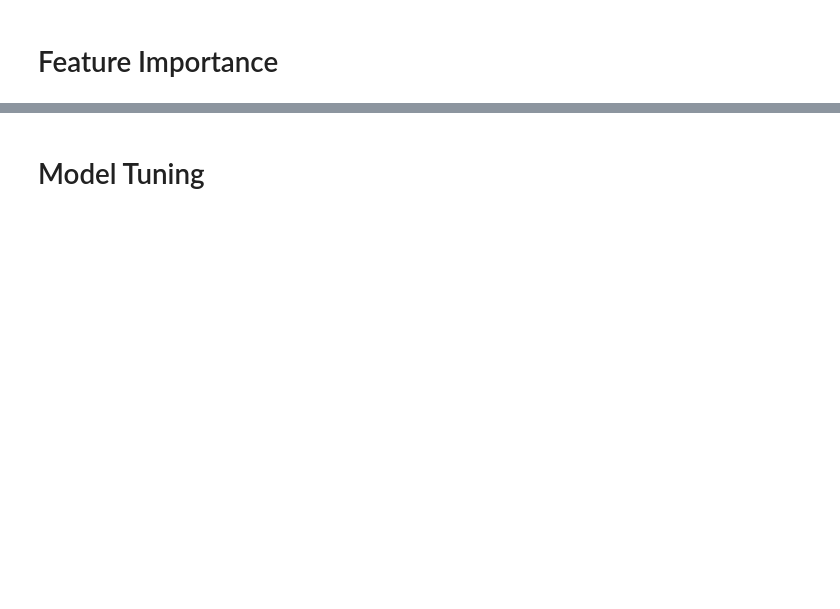
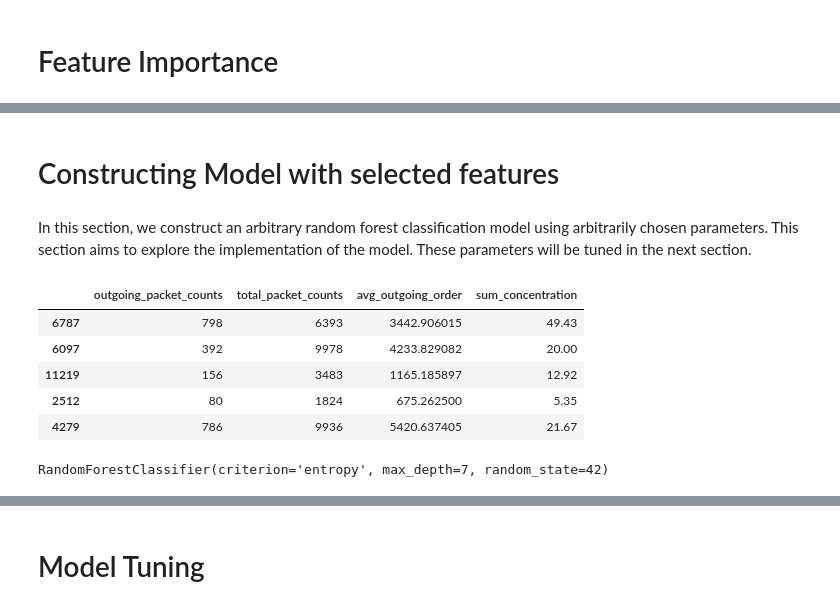
Before and after one commit to BettinaTee03/Machine-Learning-Group-Project, a Jupyter notebook: closedworld_multiclass.ipynb, the cells around one changed output, grey strips where cells are left out. Cells and saved outputs as stored; diff of their text form; code cells hidden in the pictures; blank space fills up the shorter version.

```diff
--- a/closedworld_multiclass.ipynb
+++ b/closedworld_multiclass.ipynb
@@ -152,0 +419,31 @@ plt.show()
+# %%
+X = closed_world_df[['outgoing_packet_counts', 'total_packet_counts', 'avg_outgoing_order', 'sum_concentration']]
+y = closed_world_df['label']
+# %% [markdown]
+# Constructing Model with selected features
+# %% [markdown]
+In this section, we construct an arbitrary random forest classification model using arbitrarily chosen parameters. This section aims to explore the implementation of the model. These parameters will be tuned in the next section.
+# %%
+# Split the data into training and test sets
+X_train, X_test, y_train, y_test = train_test_split(
+    X, y, test_size=0.2, random_state=42
+)
+# %%
+df = pd.DataFrame(X_train)
+# %%
+df.head()
+# %% [output]
+|  | outgoing_packet_counts | total_packet_counts | avg_outgoing_order | sum_concentration |
+| 6787 | 798 | 6393 | 3442.906015 | 49.43 |
+| 6097 | 392 | 9978 | 4233.829082 | 20.00 |
+| 11219 | 156 | 3483 | 1165.185897 | 12.92 |
+| 2512 | 80 | 1824 | 675.262500 | 5.35 |
+| 4279 | 786 | 9936 | 5420.637405 | 21.67 |
+# %%
+# Initialize the model
+clf_selected_features = RandomForestClassifier(n_estimators=100, criterion="entropy", max_depth=7, min_samples_split=2, max_features="sqrt", random_state=42)
+
+# Train the model
+clf_selected_features.fit(X_train, y_train)
+# %% [output]
+RandomForestClassifier(criterion='entropy', max_depth=7, random_state=42)
```
Also changed, not shown: parts of 51 cells of this notebook.
